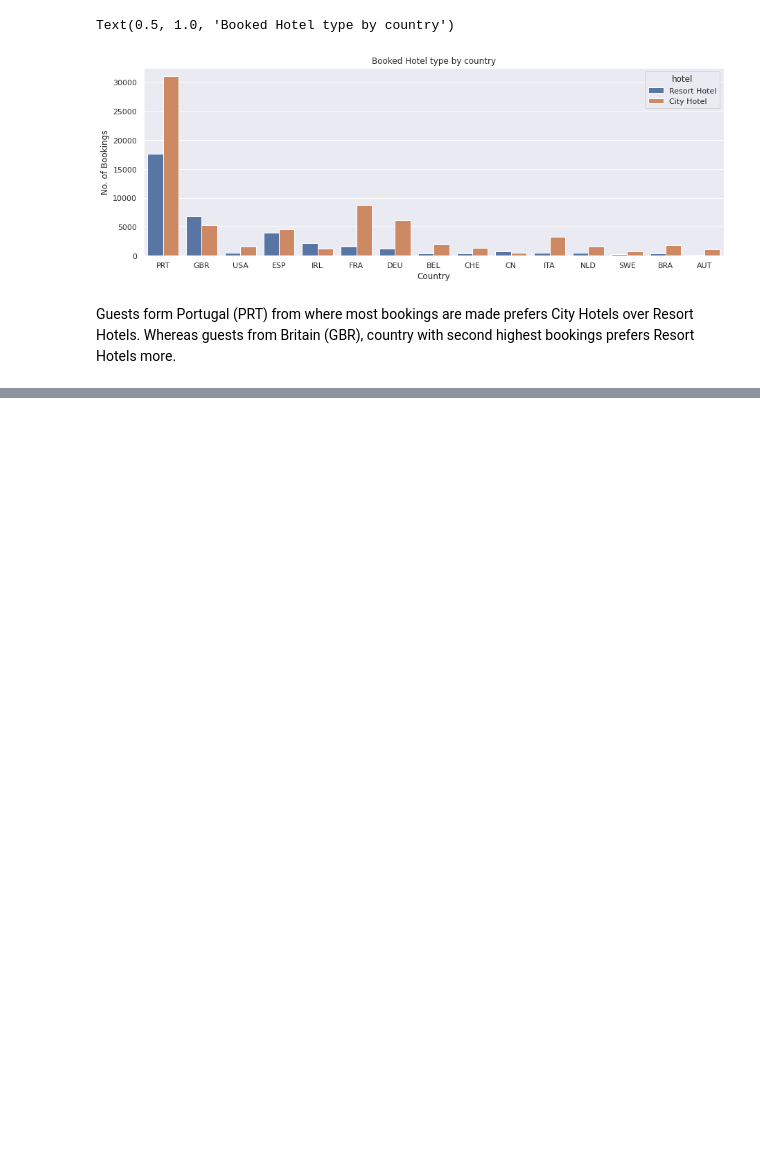
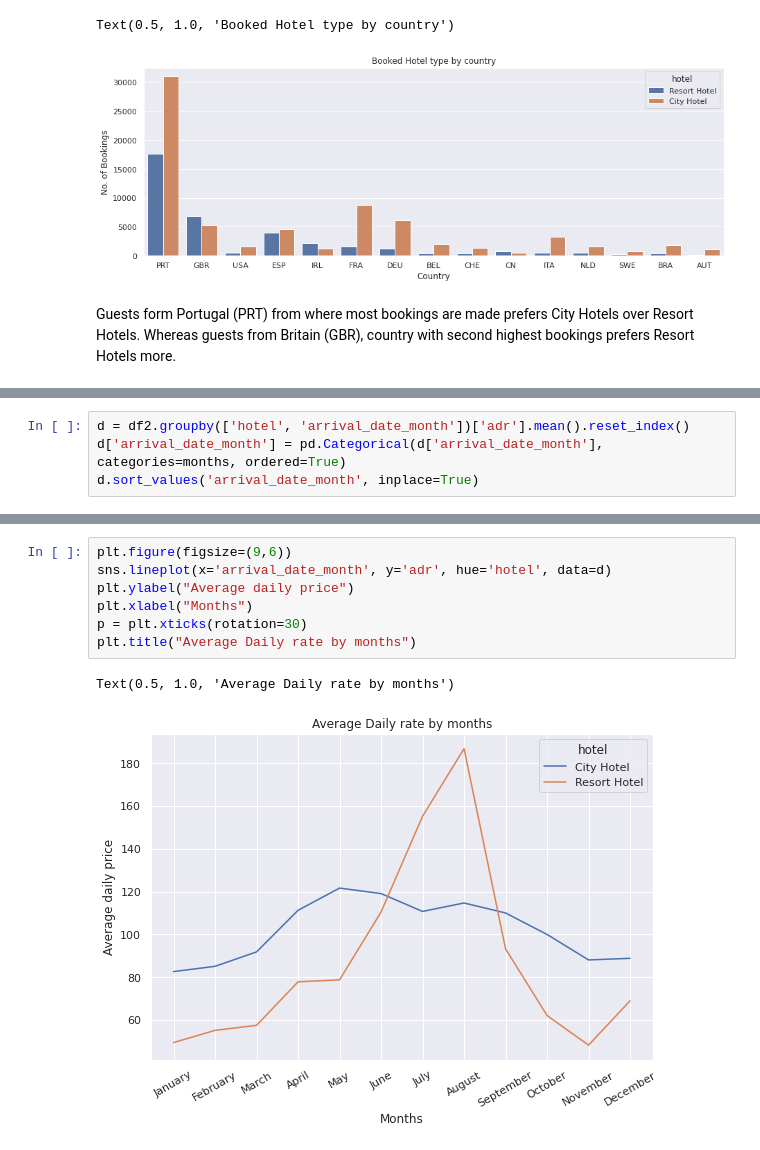
Before and after one commit to ayush9304/Hotel-Booking-Analysis-EDA, a Jupyter notebook: Hotel_Booking_Analysis_EDA.ipynb, the cells around one changed output, grey strips where cells are left out. Cells and saved outputs as stored; diff of their text form; blank space fills up the shorter version.

```diff
--- a/Hotel_Booking_Analysis_EDA.ipynb
+++ b/Hotel_Booking_Analysis_EDA.ipynb
@@ -194,0 +237,4 @@ Guests form Portugal (PRT) from where most bookings are made prefers City Hotels
+# %%
+d = df2.groupby(['hotel', 'arrival_date_month'])['adr'].mean().reset_index()
+d['arrival_date_month'] = pd.Categorical(d['arrival_date_month'], categories=months, ordered=True)
+d.sort_values('arrival_date_month', inplace=True)
@@ -194,0 +261,10 @@ Guests form Portugal (PRT) from where most bookings are made prefers City Hotels
+# %%
+plt.figure(figsize=(9,6))
+sns.lineplot(x='arrival_date_month', y='adr', hue='hotel', data=d)
+plt.ylabel("Average daily price")
+plt.xlabel("Months")
+p = plt.xticks(rotation=30)
+plt.title("Average Daily rate by months")
+# %% [output]
+Text(0.5, 1.0, 'Average Daily rate by months')
+[figure, added]
```
Also changed, not shown: parts of 36 cells of this notebook.
